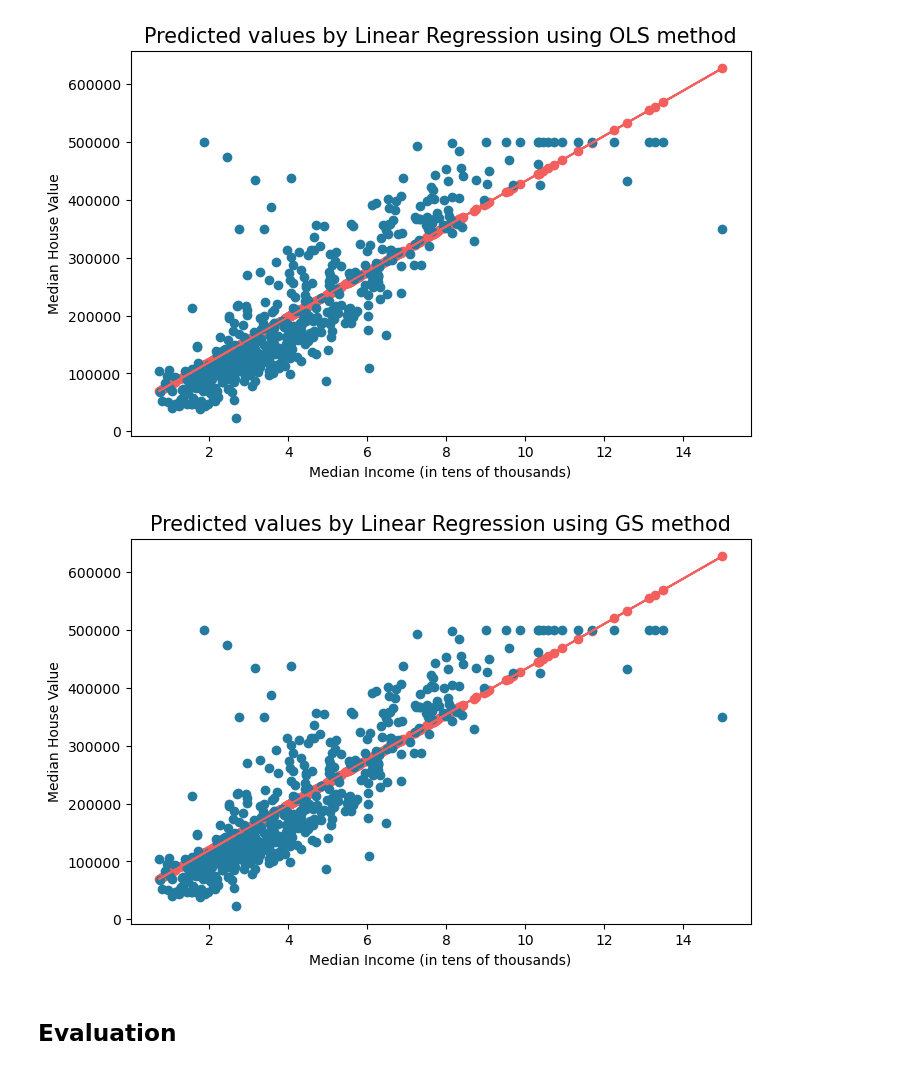
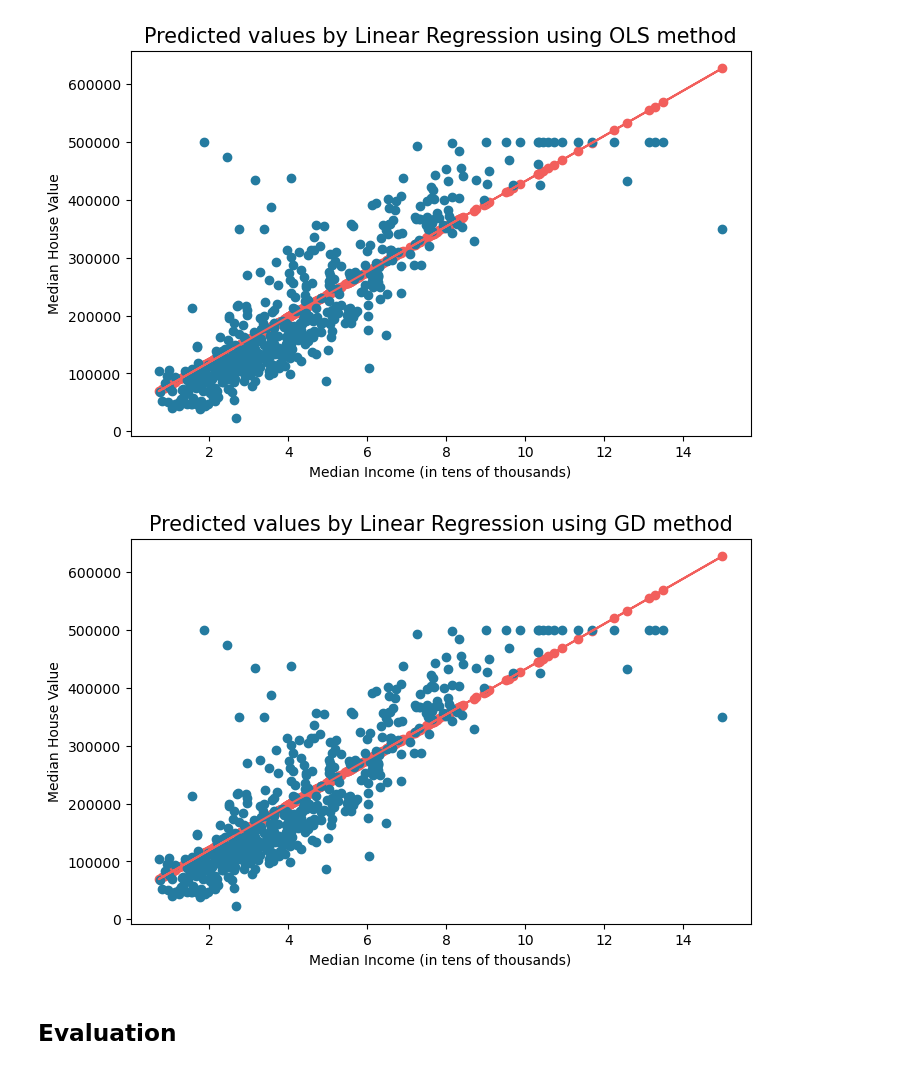
Before and after one commit to BROODHONEY/linear-regression-from-scratch, a Jupyter notebook: linear-regression-from-scratch.ipynb, the cells around one changed output. Drawn from its saved outputs; the diff is of its cells as text; code cells hidden in the pictures.

```diff
--- a/linear-regression-from-scratch.ipynb
+++ b/linear-regression-from-scratch.ipynb
@@ -367,7 +367,7 @@ preds_ols = linear_equation(X_test, slp, bias)
 m_b = gradient_descent(X_train, y_train)
 m = m_b[0]
 b = m_b[1]
-preds_gs = linear_equation(X_test, m, b)
+preds_gd = linear_equation(X_test, m, b)
 # %% [markdown]
 Let's plot the same graph we plot earlier and draw the line that holds our predictions
 # %%
@@ -394,15 +394,15 @@ plt.show()
 [figure]
 # %%
 plt.figure(figsize = (8, 5))
-plt.plot(X_test, preds_gs, color = '#f25f5c')
-plt.scatter(X_test, preds_gs, color = '#f25f5c')
-plt.title('Predicted values by Linear Regression using GS method', fontsize = 15)
+plt.plot(X_test, preds_gd, color = '#f25f5c')
+plt.scatter(X_test, preds_gd, color = '#f25f5c')
+plt.title('Predicted values by Linear Regression using GD method', fontsize = 15)
 plt.xlabel('Median Income (in tens of thousands)')
 plt.ylabel('Median House Value')
 plt.scatter(X_test, y_test, color = "#247ba0")
 plt.show()
 # %% [output]
-[figure, old version]
+[figure, new version]
 # %% [markdown]
 ## Evaluation
 # %% [markdown]
```
Also changed, not shown: parts of 9 cells of this notebook.
